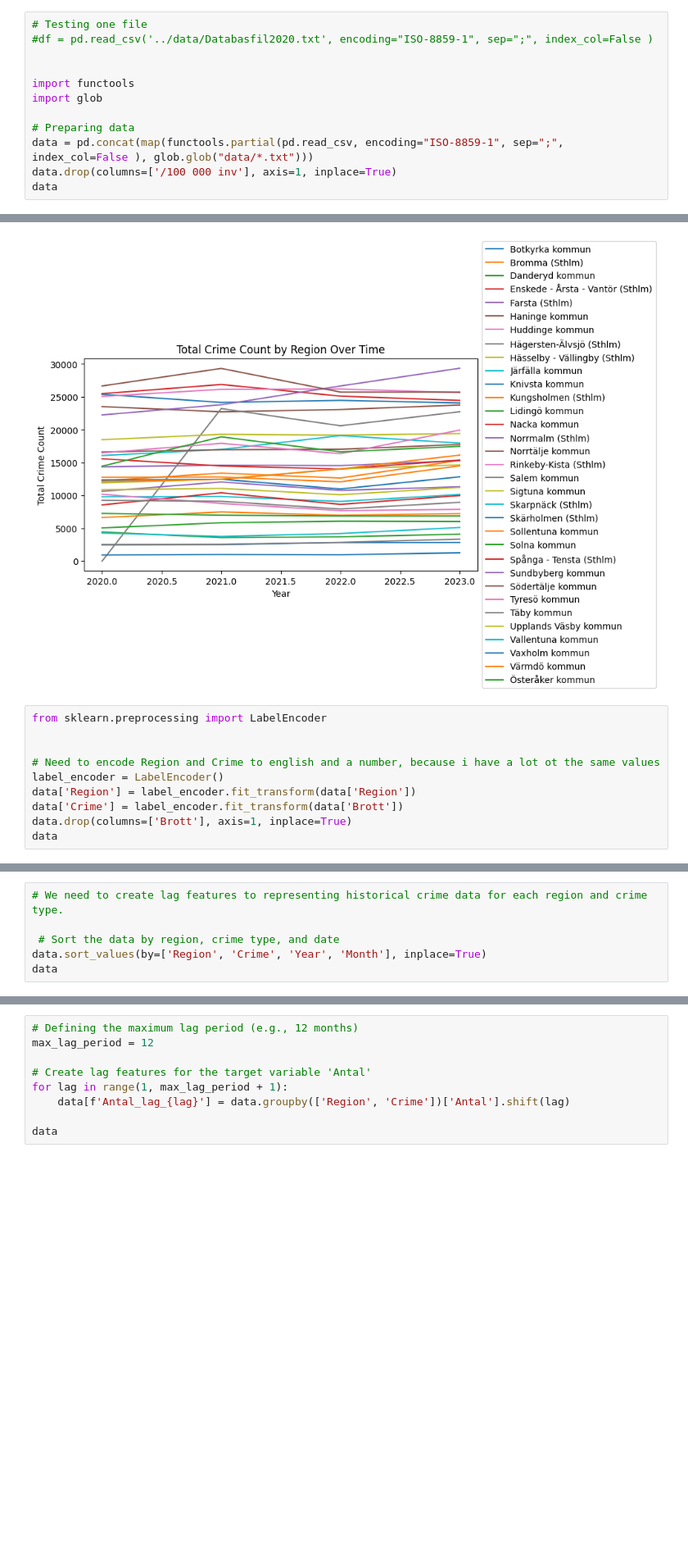
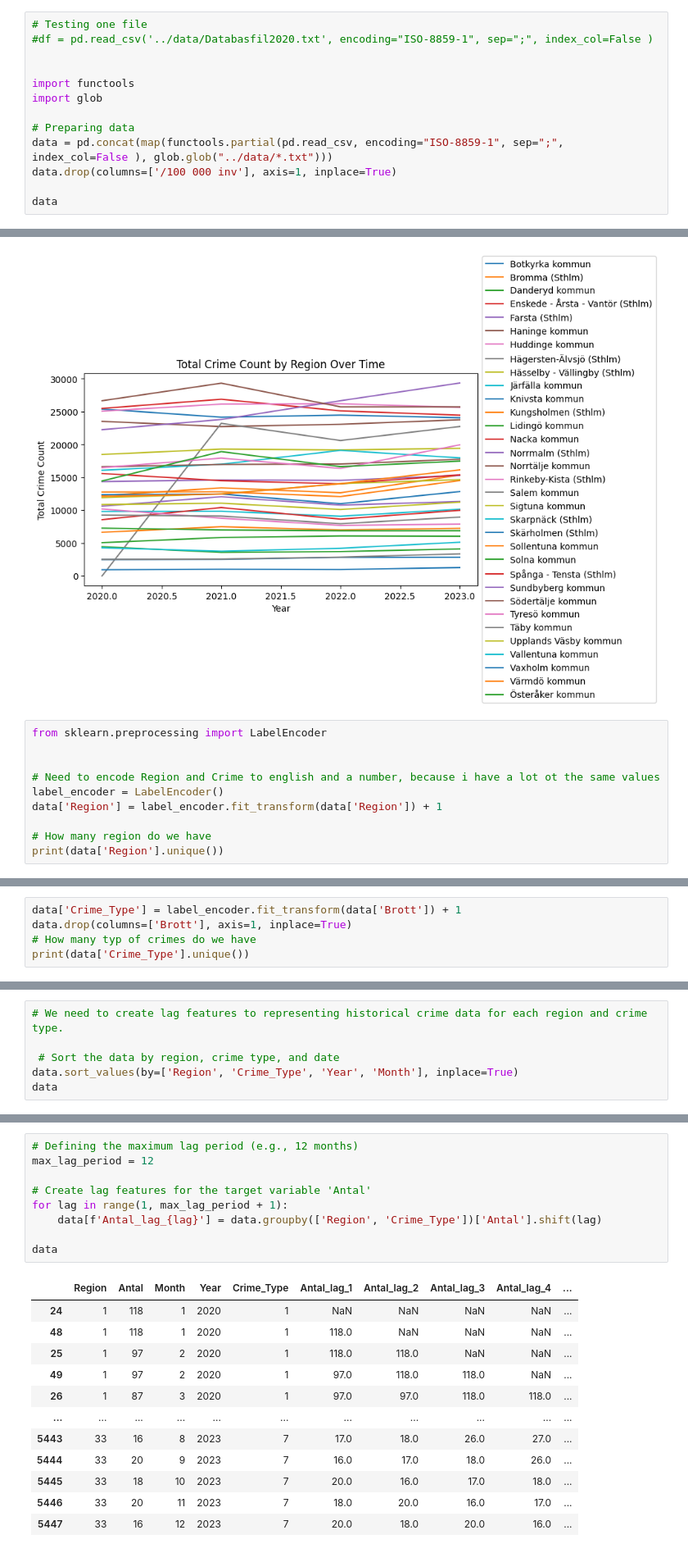
Before and after one commit to melane1978/PythonAiCourse, a Jupyter notebook: CrimeML/preparedata/crimeML-2st-version.ipynb, the cells around one changed output, grey strips where cells are left out. Shown: that part at 82% size. Drawn from its saved outputs; the diff is of its cells as text; blank space fills up the shorter version.

```diff
--- a/CrimeML/crimeML-2st-version.ipynb
+++ b/CrimeML/preparedata/crimeML-2st-version.ipynb
@@ -58,8 +50,9 @@ import functools
 import glob
 
 # Preparing data
-data = pd.concat(map(functools.partial(pd.read_csv, encoding="ISO-8859-1", sep=";", index_col=False ), glob.glob("data/*.txt")))
+data = pd.concat(map(functools.partial(pd.read_csv, encoding="ISO-8859-1", sep=";", index_col=False ), glob.glob("../data/*.txt")))
 data.drop(columns=['/100 000 inv'], axis=1, inplace=True)
+
 data
 # %% [output]
 |  | Region | Brott | År | Period | Antal |
@@ -216,7 +211,7 @@ from sklearn.preprocessing import LabelEncoder
 
 # Need to encode Region and Crime to english and a number, because i have a lot ot the same values
 label_encoder = LabelEncoder()
-data['Region'] = label_encoder.fit_transform(data['Region'])
-data['Crime'] = label_encoder.fit_transform(data['Brott'])
-data.drop(columns=['Brott'], axis=1, inplace=True)
-data
+data['Region'] = label_encoder.fit_transform(data['Region']) + 1
+
+# How many region do we have
+print(data['Region'].unique())
@@ -222,0 +228,5 @@ data
+# %%
+data['Crime_Type'] = label_encoder.fit_transform(data['Brott']) + 1
+data.drop(columns=['Brott'], axis=1, inplace=True)
+# How many typ of crimes do we have
+print(data['Crime_Type'].unique())
@@ -224,5 +236,5 @@ data
 # We need to create lag features to representing historical crime data for each region and crime type.
 
  # Sort the data by region, crime type, and date
-data.sort_values(by=['Region', 'Crime', 'Year', 'Month'], inplace=True)
+data.sort_values(by=['Region', 'Crime_Type', 'Year', 'Month'], inplace=True)
 data
@@ -229,9 +255,22 @@ data
 # %%
 # Defining the maximum lag period (e.g., 12 months)
 max_lag_period = 12
 
 # Create lag features for the target variable 'Antal'
 for lag in range(1, max_lag_period + 1):
-    data[f'Antal_lag_{lag}'] = data.groupby(['Region', 'Crime'])['Antal'].shift(lag)
+    data[f'Antal_lag_{lag}'] = data.groupby(['Region', 'Crime_Type'])['Antal'].shift(lag)
 
 data
+# %% [output]
+|  | Region | Antal | Month | Year | Crime_Type | Antal_lag_1 | Antal_lag_2 | Antal_lag_3 | Antal_lag_4 | ... |
+| 24 | 1 | 118 | 1 | 2020 | 1 | NaN | NaN | NaN | NaN | ... |
+| 48 | 1 | 118 | 1 | 2020 | 1 | 118.0 | NaN | NaN | NaN | ... |
+| 25 | 1 | 97 | 2 | 2020 | 1 | 118.0 | 118.0 | NaN | NaN | ... |
+| 49 | 1 | 97 | 2 | 2020 | 1 | 97.0 | 118.0 | 118.0 | NaN | ... |
+| 26 | 1 | 87 | 3 | 2020 | 1 | 97.0 | 97.0 | 118.0 | 118.0 | ... |
+| ... | ... | ... | ... | ... | ... | ... | ... | ... | ... | ... |
+| 5443 | 33 | 16 | 8 | 2023 | 7 | 17.0 | 18.0 | 26.0 | 27.0 | ... |
+| 5444 | 33 | 20 | 9 | 2023 | 7 | 16.0 | 17.0 | 18.0 | 26.0 | ... |
+| 5445 | 33 | 18 | 10 | 2023 | 7 | 20.0 | 16.0 | 17.0 | 18.0 | ... |
+| 5446 | 33 | 20 | 11 | 2023 | 7 | 18.0 | 20.0 | 16.0 | 17.0 | ... |
+| 5447 | 33 | 16 | 12 | 2023 | 7 | 20.0 | 18.0 | 20.0 | 16.0 | ... |
```
Also changed, not shown: parts of 11 cells of this notebook, 11 other files.
